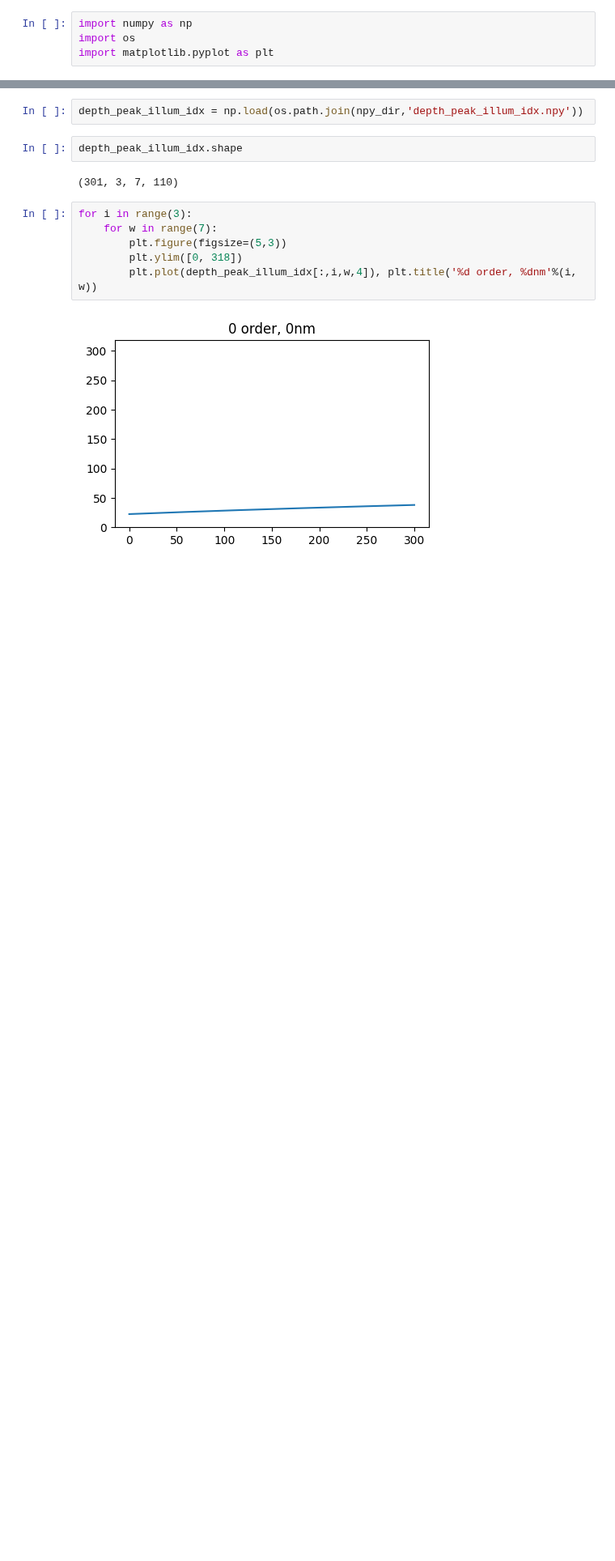
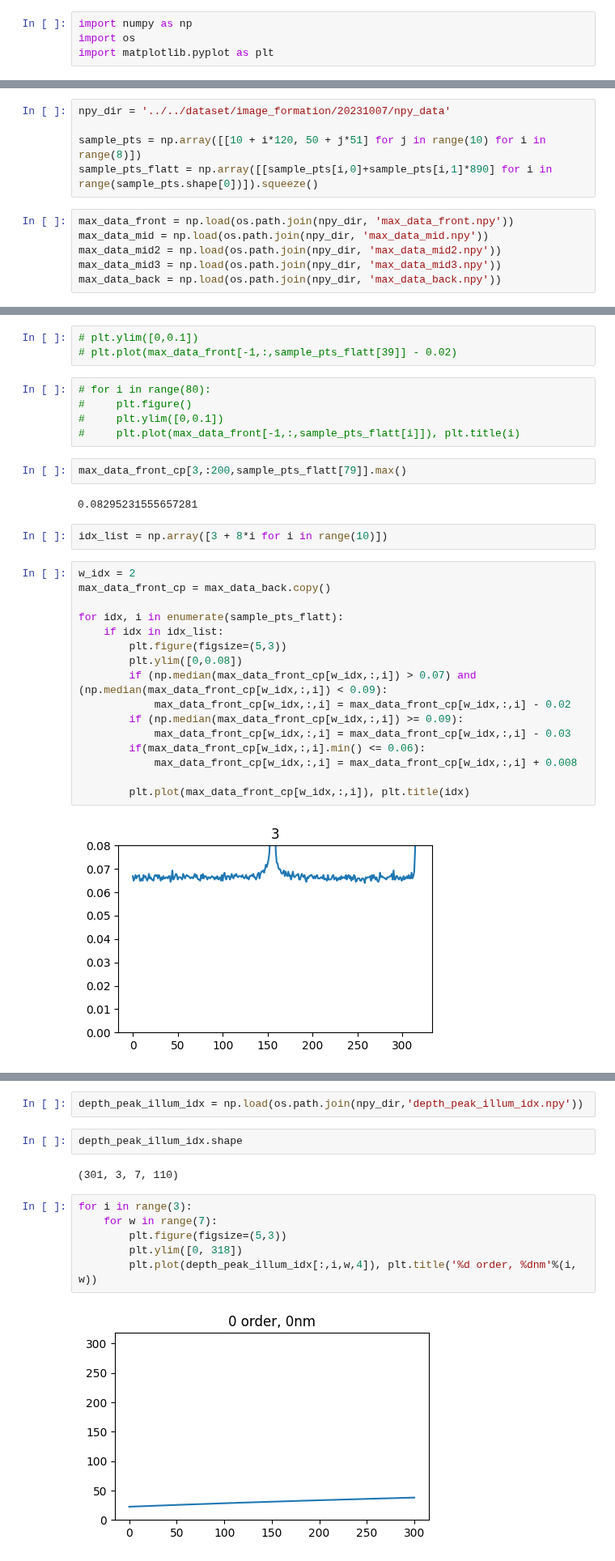
Before and after one commit to shshin1210/DSL, a Jupyter notebook: hyper_sl/image_formation/debug.ipynb, the cells around one changed output, grey strips where cells are left out. Shown at 81% size. Drawn from its saved outputs; the diff is of its cells as text; blank space fills up the shorter version.

Commit message:
position calibration with new data 20231007

```diff
--- a/hyper_sl/image_formation/debug.ipynb
+++ b/hyper_sl/image_formation/debug.ipynb
@@ -6,0 +5,11 @@ npy_dir = '../../dataset/image_formation/20231007/npy_data'
+# %%
+npy_dir = '../../dataset/image_formation/20231007/npy_data'
+
+sample_pts = np.array([[10 + i*120, 50 + j*51] for j in range(10) for i in range(8)])
+sample_pts_flatt = np.array([[sample_pts[i,0]+sample_pts[i,1]*890] for i in range(sample_pts.shape[0])]).squeeze()
+# %%
+max_data_front = np.load(os.path.join(npy_dir, 'max_data_front.npy'))
+max_data_mid = np.load(os.path.join(npy_dir, 'max_data_mid.npy'))
+max_data_mid2 = np.load(os.path.join(npy_dir, 'max_data_mid2.npy'))
+max_data_mid3 = np.load(os.path.join(npy_dir, 'max_data_mid3.npy'))
+max_data_back = np.load(os.path.join(npy_dir, 'max_data_back.npy'))
@@ -6,0 +20,32 @@ npy_dir = '../../dataset/image_formation/20231007/npy_data'
+# %%
+# plt.ylim([0,0.1])
+# plt.plot(max_data_front[-1,:,sample_pts_flatt[39]] - 0.02)
+# %%
+# for i in range(80):
+#     plt.figure()
+#     plt.ylim([0,0.1])
+#     plt.plot(max_data_front[-1,:,sample_pts_flatt[i]]), plt.title(i)
+# %%
+max_data_front_cp[3,:200,sample_pts_flatt[79]].max()
+# %% [output]
+0.08295231555657281
+# %%
+idx_list = np.array([3 + 8*i for i in range(10)])
+# %%
+w_idx = 2
+max_data_front_cp = max_data_back.copy()
+
+for idx, i in enumerate(sample_pts_flatt):
+    if idx in idx_list:
+        plt.figure(figsize=(5,3))
+        plt.ylim([0,0.08])
+        if (np.median(max_data_front_cp[w_idx,:,i]) > 0.07) and (np.median(max_data_front_cp[w_idx,:,i]) < 0.09):
+            max_data_front_cp[w_idx,:,i] = max_data_front_cp[w_idx,:,i] - 0.02
+        if (np.median(max_data_front_cp[w_idx,:,i]) >= 0.09):
+            max_data_front_cp[w_idx,:,i] = max_data_front_cp[w_idx,:,i] - 0.03
+        if(max_data_front_cp[w_idx,:,i].min() <= 0.06):
+            max_data_front_cp[w_idx,:,i] = max_data_front_cp[w_idx,:,i] + 0.008
+
+        plt.plot(max_data_front_cp[w_idx,:,i]), plt.title(idx)
+# %% [output]
+[figure, added]
```
Also changed, not shown: parts of 3 cells of this notebook, 3 other files.
